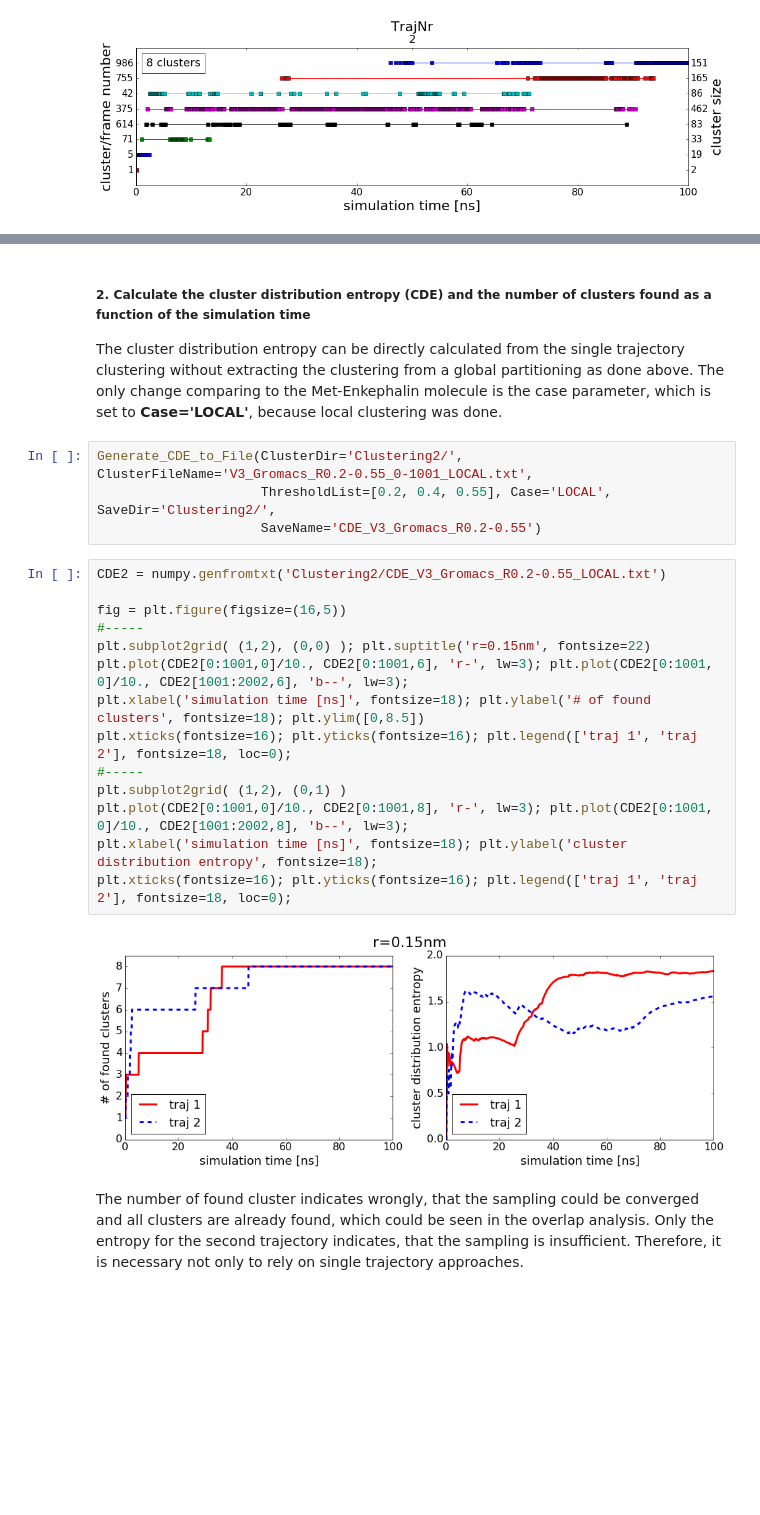
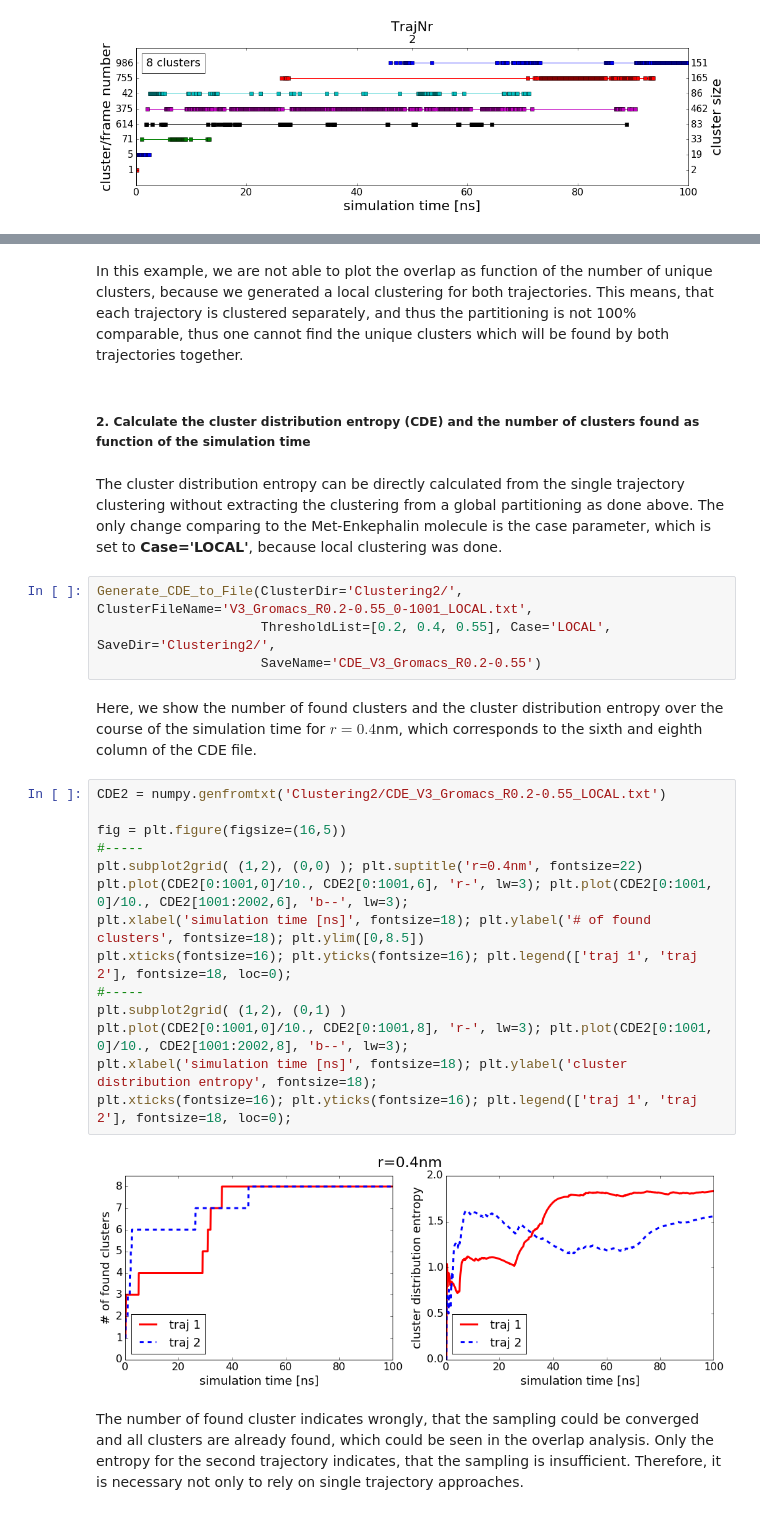
Before and after one commit to niklastoe/PySamplingQuality, a Jupyter notebook: PySamplingQuality_Tutorial.ipynb, the cells around one changed output, grey strips where cells are left out. Saved outputs shown, nothing was run; the diff lists cells and outputs as text; blank space fills up the shorter version.

```diff
--- a/PySamplingQuality_Tutorial.ipynb
+++ b/PySamplingQuality_Tutorial.ipynb
@@ -966,26 +1054,30 @@ But there is a clear difference between both trajectories, where the first traje
+# %% [markdown]
+In this example, we are not able to plot the overlap as function of the number of unique clusters, because we generated a local clustering for both trajectories. This means, that each trajectory is clustered separately, and thus the partitioning is not 100% comparable, thus one cannot find the unique clusters which will be found by both trajectories together.
+# %% [markdown]
+##### 2. Calculate the cluster distribution entropy (CDE) and the number of clusters found as function of the simulation time
 # %% [markdown]
-##### 2. Calculate the cluster distribution entropy (CDE) and the number of clusters found as a function of the simulation time
-
 The cluster distribution entropy can be directly calculated from the single trajectory clustering without extracting the clustering from a global partitioning as done above. The only change comparing to the Met-Enkephalin molecule is the case parameter, which is set to __Case='LOCAL'__, because local clustering was done.
 # %%
 Generate_CDE_to_File(ClusterDir='Clustering2/', ClusterFileName='V3_Gromacs_R0.2-0.55_0-1001_LOCAL.txt',
                      ThresholdList=[0.2, 0.4, 0.55], Case='LOCAL', SaveDir='Clustering2/',
                      SaveName='CDE_V3_Gromacs_R0.2-0.55')
+# %% [markdown]
+Here, we show the number of found clusters and the cluster distribution entropy over the course of the simulation time for $r=0.4$nm, which corresponds to the sixth and eighth column of the CDE file.
 # %%
 CDE2 = numpy.genfromtxt('Clustering2/CDE_V3_Gromacs_R0.2-0.55_LOCAL.txt')
 
 fig = plt.figure(figsize=(16,5))
 #-----
-plt.subplot2grid( (1,2), (0,0) ); plt.suptitle('r=0.15nm', fontsize=22)
+plt.subplot2grid( (1,2), (0,0) ); plt.suptitle('r=0.4nm', fontsize=22)
 plt.plot(CDE2[0:1001,0]/10., CDE2[0:1001,6], 'r-', lw=3); plt.plot(CDE2[0:1001, 0]/10., CDE2[1001:2002,6], 'b--', lw=3);
 plt.xlabel('simulation time [ns]', fontsize=18); plt.ylabel('# of found clusters', fontsize=18); plt.ylim([0,8.5])
 plt.xticks(fontsize=16); plt.yticks(fontsize=16); plt.legend(['traj 1', 'traj 2'], fontsize=18, loc=0);
 #-----
 plt.subplot2grid( (1,2), (0,1) )
 plt.plot(CDE2[0:1001,0]/10., CDE2[0:1001,8], 'r-', lw=3); plt.plot(CDE2[0:1001, 0]/10., CDE2[1001:2002,8], 'b--', lw=3);
 plt.xlabel('simulation time [ns]', fontsize=18); plt.ylabel('cluster distribution entropy', fontsize=18);
 plt.xticks(fontsize=16); plt.yticks(fontsize=16); plt.legend(['traj 1', 'traj 2'], fontsize=18, loc=0);
 # %% [output]
-[figure, old version]
+[figure, new version]
 # %% [markdown]
 The number of found cluster indicates wrongly, that the sampling could be converged and all clusters are already found, which could be seen in the overlap analysis. Only the entropy for the second trajectory indicates, that the sampling is insufficient. Therefore, it is necessary not only to rely on single trajectory approaches.
```
Also changed, not shown: parts of 111 cells of this notebook, 22 other files.
